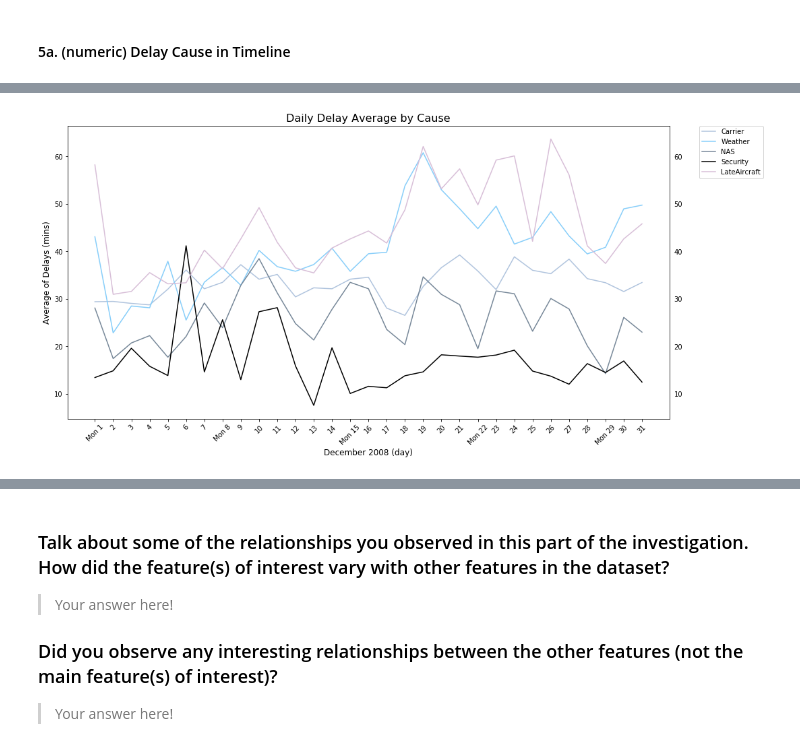
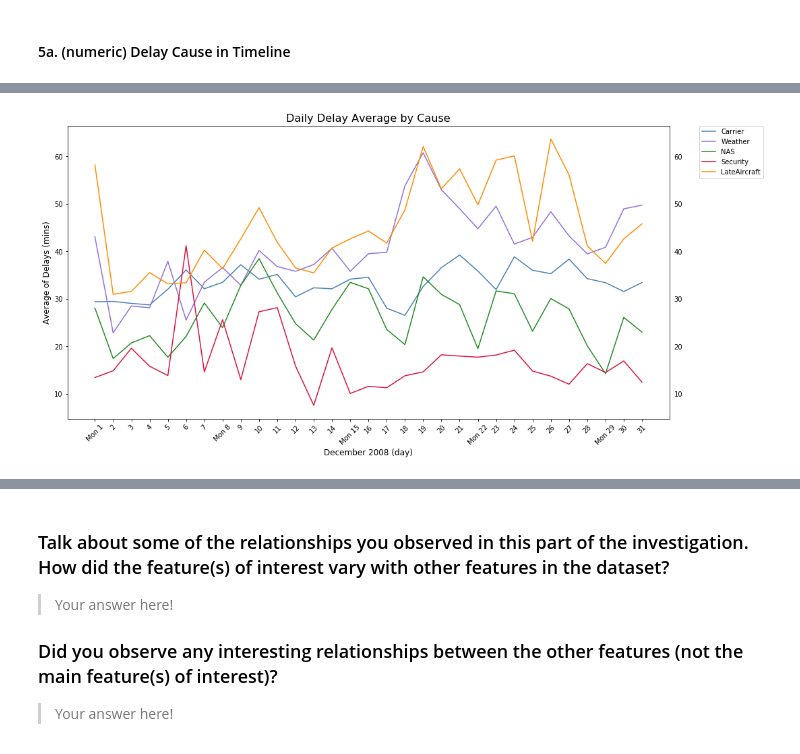
Before and after one commit to thaisruiz/udacity-communicating-data-findings, a Jupyter notebook: Flights_exploration_in_progress.ipynb, the cells around one changed output, grey strips where cells are left out. Drawn from its saved outputs; the diff is of its cells as text; code cells hidden in the pictures.

```diff
--- a/Flights_exploration_in_progress.ipynb
+++ b/Flights_exploration_in_progress.ipynb
@@ -1252,7 +1252,7 @@ for col in delay_cols:
     xlocs, xlabels = plt.xticks()
     xlabl = [Airlines[label.get_text()] for label in xlabels]
     plt.xticks(xlocs, xlabl, rotation = 25)
-    yticks = [50, 100, 240, 480, 960, 1440]
+    yticks = [30, 50, 100, 240, 480, 960, 1440]
     plt.yticks(yticks, yticks);
 
     # show tick labels in the right y-axis
@@ -1288,15 +1304,0 @@ NAS and late-arriving aircraft
-# %%
-# Bar chart plotting of airlines by flight statuses
-fig, ax = plt.subplots(nrows=2, figsize=[8,12]);
-
-flight_status = [on_time_flights, delayed_flights]
-status_label = ['On Time Flights', 'Delayed Flights']
-
-orders = [ on_time_flights['UniqueCarrier'].value_counts().index,\
-           delayed_flights['UniqueCarrier'].value_counts().index,]
-
-for i in np.arange(0,2):
-    sb.countplot(data=flight_status[i], y='UniqueCarrier', color=colors[i], order=orders[i], ax=ax[i])
-    ax[i].set(xlabel=status_label[i], yticklabels=[Airlines[order] for order in orders[i]])
-
-plt.show()
@@ -1305,28 +1331,29 @@ plt.show()
 # %%
 # Timeline plotting
 plt.figure(figsize=[16,8])
 
-colors = ['lightsteelblue', 'lightskyblue', 'lightslategray', 'black', 'thistle']
+#colors = ['lightsteelblue', 'lightskyblue', 'lightslategray', 'black', 'thistle']
+colors = ['steelblue', 'mediumpurple', 'forestgreen', 'crimson', 'darkorange']
 
 # Stacking plots
 for col in delay_cols:
     data = delayed_flights[delayed_flights[col]>0]
     groupby_dom_del = data.groupby('DayofMonth').mean()[[col]]
     plt.errorbar(x=groupby_dom_del.index, y=groupby_dom_del[[col]], color=colors[delay_cols.index(col)], label=col[:-5]);
 
 plt.title('Daily Delay Average by Cause', fontsize=16)
 plt.xlabel('December 2008 (day)', fontsize=12)
 plt.ylabel('Average of Delays (mins)', fontsize=12)
 
 # show tick labels in the right y-axis
 plt.tick_params(axis='y', which='both', labelleft='on', labelright='on')
 
 xtklocs = np.arange(1,32)
 xlabels = ['Mon '+ str(i) if i%7==1 else str(i)for i in xtklocs] # Add 'Mon' text on Mondays days
 plt.xticks(xtklocs, xlabels, rotation=45)
 
 plt.legend(bbox_to_anchor=(1.05, 1), loc=2, borderaxespad=0.);
 
 # Source: https://matplotlib.org/1.3.1/users/legend_guide.html
 # %% [output]
-[figure, old version]
+[figure, new version]
```
Also changed, not shown: parts of 36 cells of this notebook.
